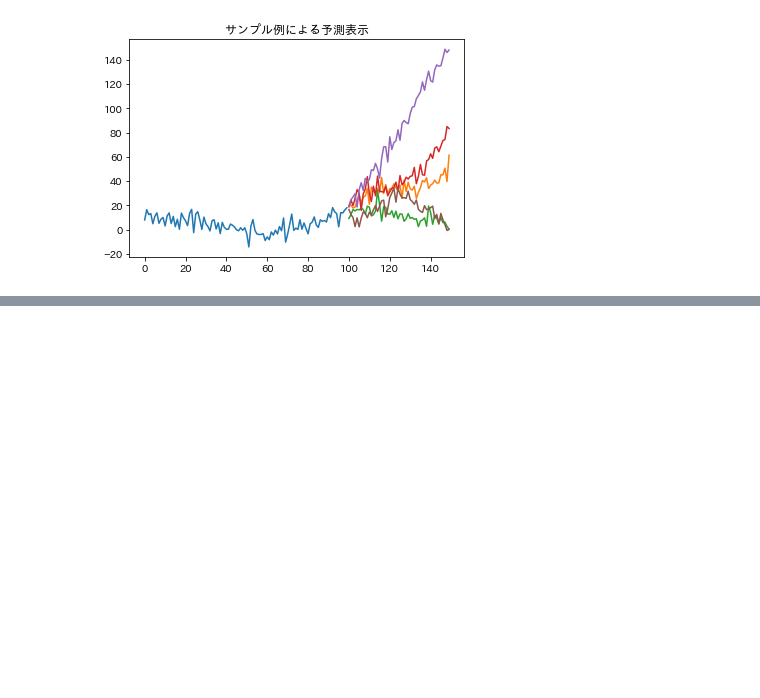
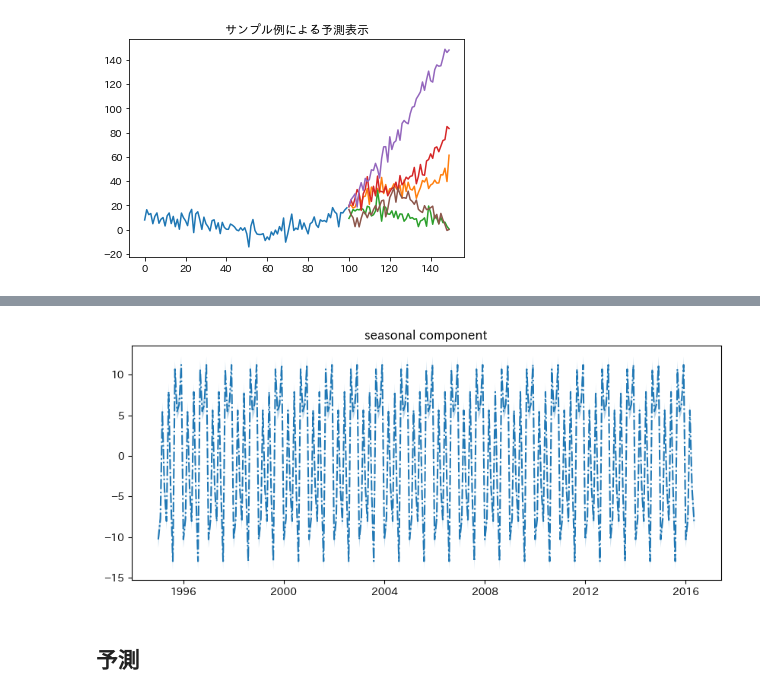
Before and after one commit to gomi-kuzu/practice_bayes_by_py, a Jupyter notebook: Ud_NPR_Ad_Sec7.ipynb, the cells around one changed output, grey strips where cells are left out. Saved outputs shown, nothing was run; the diff lists cells and outputs as text; code cells hidden in the pictures; blank space fills up the shorter version.

```diff
--- a/Ud_NPR_Ad_Sec7.ipynb
+++ b/Ud_NPR_Ad_Sec7.ipynb
@@ -158,0 +277,17 @@ plt.title("サンプル例による予測表示");
+# %%
+seasonality = trace["seasonality"]
+# %%
+mu = jnp.mean(seasonality, 0)
+pi = jnp.percentile(seasonality, np.array([5, 95]), 0)
+# %%
+plt.figure(figsize=(10, 4))
+
+plt.plot(t_obs, mu, "-.")
+plt.fill_between(t_obs, pi[0, :], pi[1, :], alpha=0.3)
+
+plt.title("seasonal component")
+plt.show()
+# %% [output]
+[figure, added]
+# %% [markdown]
+## 予測
```
Also changed, not shown: parts of 24 cells of this notebook.
